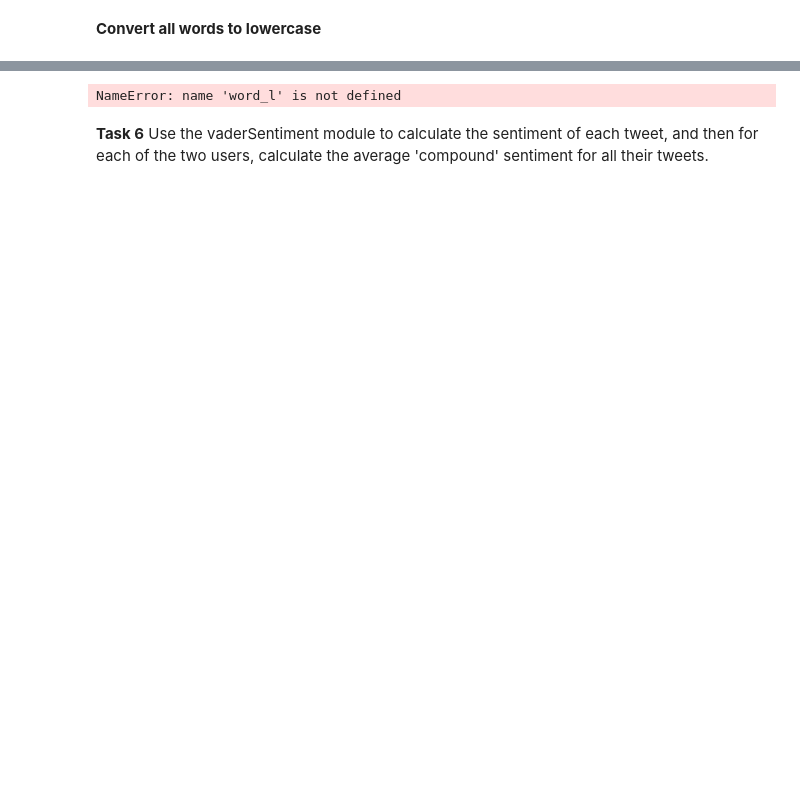
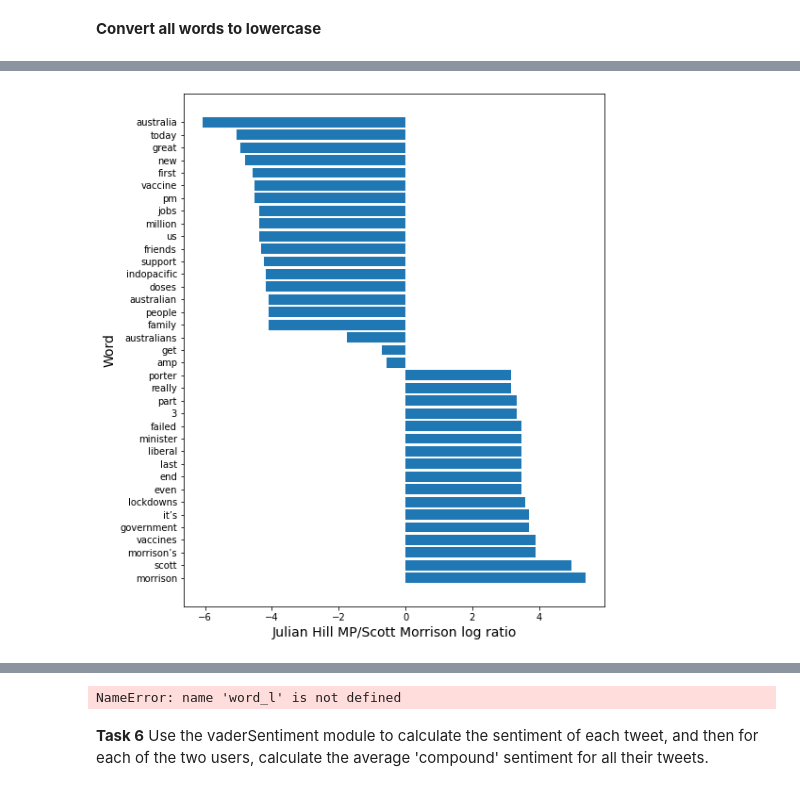
Before and after one commit to mona-piya/Twitter_Analysis, a Jupyter notebook: AssessedTask2.ipynb, the cells around one changed output, grey strips where cells are left out. Saved outputs shown, nothing was run; the diff lists cells and outputs as text; code cells hidden in the pictures; blank space fills up the shorter version.

Commit message:
Add log odds ratio

```diff
--- a/AssessedTask2.ipynb
+++ b/AssessedTask2.ipynb
@@ -735,0 +863,10 @@ word_list[4]
+# %%
+counts_SM = Counter(SM_wordlist)
+#print(counts_SM)
+counts_SM1 = pd.DataFrame.from_dict(counts_SM, orient='index').reset_index()
+counts_SM1 = counts_SM1.rename(columns={'index':'word', 0:'freq'})
+counts_SM1['user'] = 'Scott Morrison'
+counts_SM1['SM_total'] = counts_SM1['freq'].sum()
+print('Total SM words:',counts_SM1['freq'].sum())
+sorted_SM = counts_SM1.sort_values(by=['freq'], ascending = [False])[:20]
+sorted_SM
@@ -735,0 +892,3 @@ word_list[4]
+# %%
+top20_outer = pd.merge(sorted_JH, sorted_SM, on='word', how='outer')
+top20_outer
@@ -735,0 +913,5 @@ word_list[4]
+# %%
+top20_outer['freq_x'] = top20_outer['freq_x'].fillna(0)
+top20_outer['freq_y'] = top20_outer['freq_y'].fillna(0)
+top20_outer.fillna(method='ffill', inplace=True)
+top20_outer
@@ -735,0 +936,7 @@ word_list[4]
+# %%
+top20_outer['ratio_JH'] = top20_outer['freq_x']+1/top20_outer['SM_total_x']+1
+top20_outer['ratio_SM'] = top20_outer['freq_y']+1/top20_outer['SM_total_y']+1
+top20_outer['odds_ratio'] = top20_outer['ratio_JH']/top20_outer['ratio_SM']
+top20_outer['log'] = np.log2(top20_outer['odds_ratio'])
+
+top20_outer
@@ -735,0 +961,15 @@ word_list[4]
+# %%
+cols = ['word', 'log']
+results_df = top20_outer[cols]
+
+new_index = results_df.log.sort_values(ascending = False).index
+sorted_results = results_df.reindex(new_index)
+filtered_results = sorted_results[np.abs(sorted_results.log) > 0]
+
+plt.figure(figsize =(8,10))
+plt.barh(filtered_results.word, filtered_results.log)
+plt.xlabel('Julian Hill MP/Scott Morrison log ratio', fontsize = 14)
+plt.ylabel('Word', fontsize = 14)
+plt.show()
+# %% [output]
+[figure, added]
```
Also changed, not shown: parts of 70 cells of this notebook.
